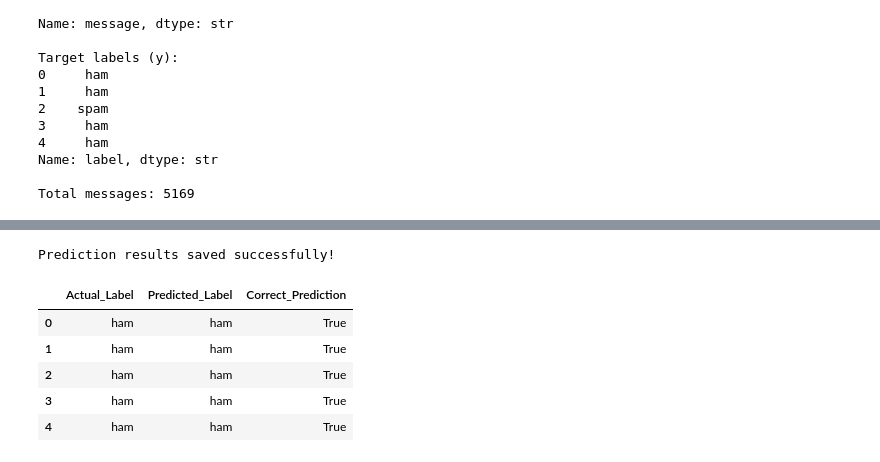
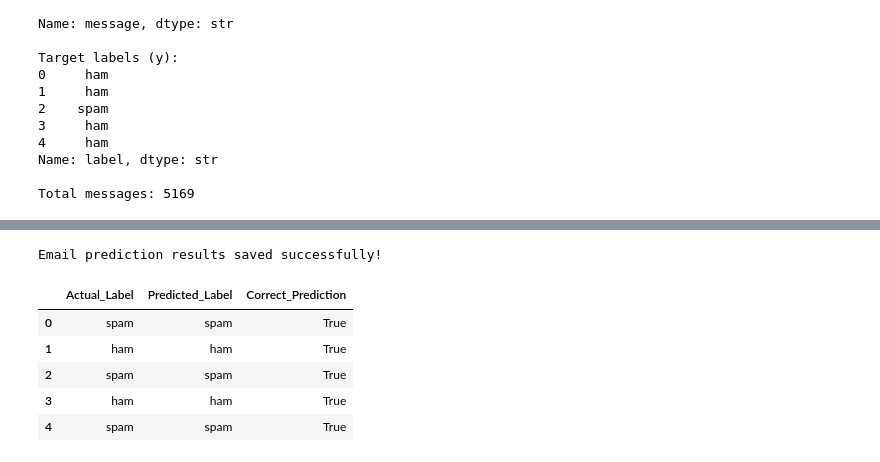
Before and after one commit to Saishreereddy18/-AI-ML-Internship, a Jupyter notebook: Day-14-End-to-End-ML-Project/Spam_Detection_Project.ipynb, the cells around one changed output, grey strips where cells are left out. Drawn from its saved outputs; the diff is of its cells as text; code cells hidden in the pictures.

```diff
--- a/Day-14-End-to-End-ML-Project/Spam_Detection_Project.ipynb
+++ b/Day-14-End-to-End-ML-Project/Spam_Detection_Project.ipynb
@@ -166,16 +224,15 @@ Name: label, dtype: str
 
 Total messages: 5169
 # %%
-# Split the data into training and testing sets
+# Split Email Data into Training and Testing Sets
+
+X = df["message"]
+y = df["label"]
 
 X_train, X_test, y_train, y_test = train_test_split(
-    X,
-    y,
-    test_size=0.2,
-    random_state=42,
-    stratify=y
+    X, y, test_size=0.2, random_state=42, stratify=y
 )
 
-print("Training messages:", len(X_train))
-print("Testing messages:", len(X_test))
+print("Training emails:", len(X_train))
+print("Testing emails:", len(X_test))
 # %% [output]
@@ -184,15 +241,16 @@ Testing messages: 1034
 # %%
-# Convert text messages into numerical features
+# Convert Email Text into Numerical Features
 
 vectorizer = TfidfVectorizer(
     lowercase=True,
-    stop_words="english"
+    stop_words="english",
+    max_features=10000
 )
 
 X_train_tfidf = vectorizer.fit_transform(X_train)
 X_test_tfidf = vectorizer.transform(X_test)
 
-print("Training data shape:", X_train_tfidf.shape)
-print("Testing data shape:", X_test_tfidf.shape)
-print("Text converted into numerical features successfully!")
+print("Training email data shape:", X_train_tfidf.shape)
+print("Testing email data shape:", X_test_tfidf.shape)
+print("Email text converted into numerical features successfully!")
 # %% [output]
@@ -352,25 +379,24 @@ Prediction: HAM
 # %%
-
-# Save model evaluation results
+# Save Email Prediction Results to CSV
 
 results_df = pd.DataFrame({
     "Actual_Label": y_test.reset_index(drop=True),
-    "Predicted_Label": pd.Series(y_pred)
+    "Predicted_Label": pd.Series(y_pred).reset_index(drop=True)
 })
 
 results_df["Correct_Prediction"] = (
     results_df["Actual_Label"] == results_df["Predicted_Label"]
 )
 
 results_df.to_csv("prediction_results.csv", index=False)
 
-print("Prediction results saved successfully!")
-results_df.head()
+print("Email prediction results saved successfully!")
+display(results_df.head())
 # %% [output]
-Prediction results saved successfully!
+Email prediction results saved successfully!
 |  | Actual_Label | Predicted_Label | Correct_Prediction |
-| 0 | ham | ham | True |
+| 0 | spam | spam | True |
 | 1 | ham | ham | True |
-| 2 | ham | ham | True |
+| 2 | spam | spam | True |
 | 3 | ham | ham | True |
-| 4 | ham | ham | True |
+| 4 | spam | spam | True |
```
Also changed, not shown: parts of 14 cells of this notebook, 6 other files.
